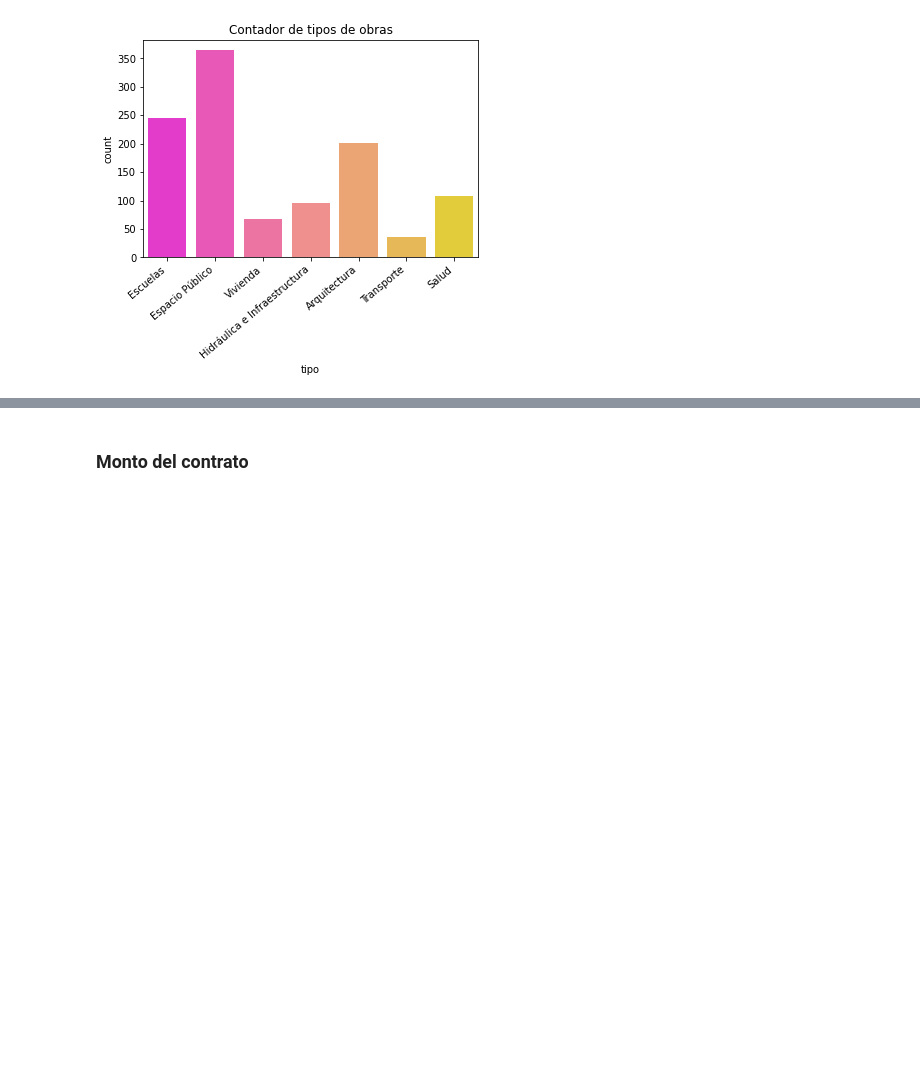
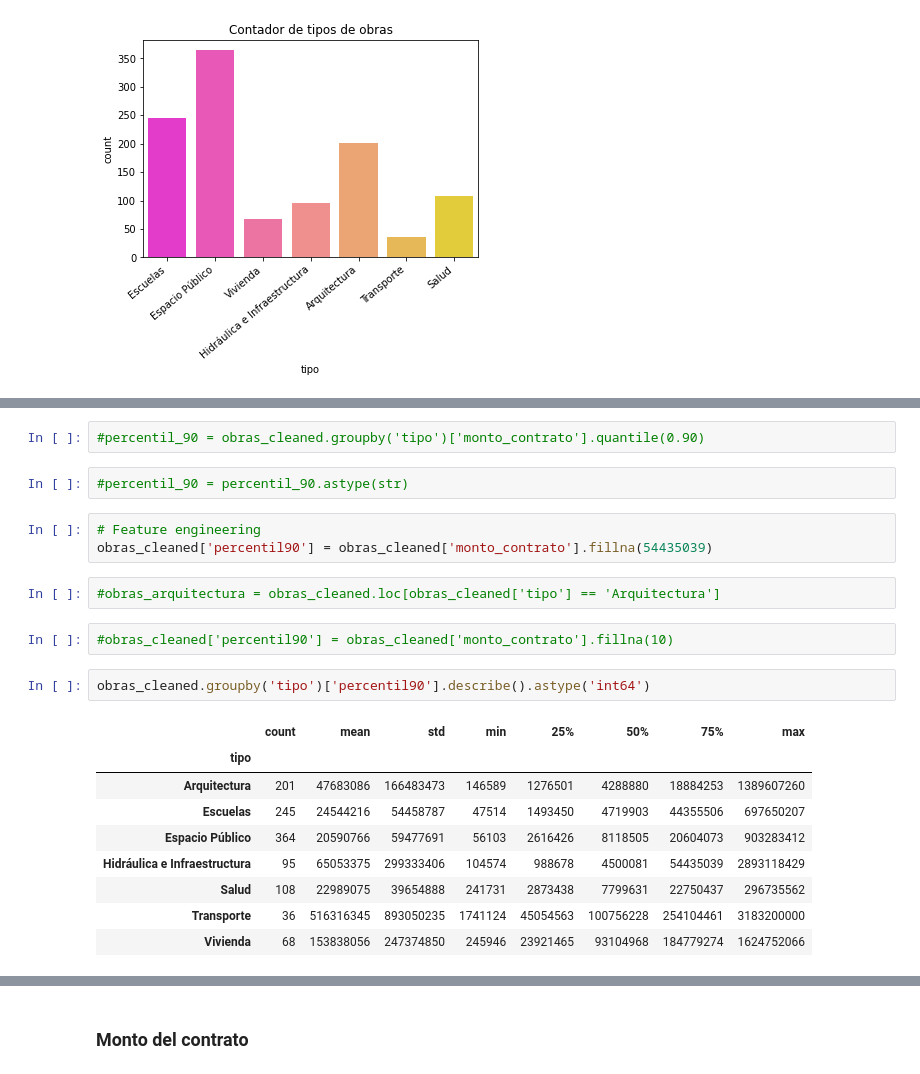
Before and after one commit to micatokashiki/Python-Project, a Jupyter notebook: Obras Públicas - Primera parte.ipynb, the cells around one changed output, grey strips where cells are left out. Saved outputs shown, nothing was run; the diff lists cells and outputs as text; blank space fills up the shorter version.

```diff
--- a/Obras Públicas - Primera parte.ipynb
+++ b/Obras Públicas - Primera parte.ipynb
@@ -177,0 +161,23 @@ plt.show()
+# %%
+#percentil_90 = obras_cleaned.groupby('tipo')['monto_contrato'].quantile(0.90)
+# %%
+#percentil_90 = percentil_90.astype(str)
+# %%
+# Feature engineering
+obras_cleaned['percentil90'] = obras_cleaned['monto_contrato'].fillna(54435039)
+# %%
+#obras_arquitectura = obras_cleaned.loc[obras_cleaned['tipo'] == 'Arquitectura']
+# %%
+#obras_cleaned['percentil90'] = obras_cleaned['monto_contrato'].fillna(10)
+# %%
+obras_cleaned.groupby('tipo')['percentil90'].describe().astype('int64')
+# %% [output]
+|  | count | mean | std | min | 25% | 50% | 75% | max |
+| tipo |  |  |  |  |  |  |  |  |
+| Arquitectura | 201 | 47683086 | 166483473 | 146589 | 1276501 | 4288880 | 18884253 | 1389607260 |
+| Escuelas | 245 | 24544216 | 54458787 | 47514 | 1493450 | 4719903 | 44355506 | 697650207 |
+| Espacio Público | 364 | 20590766 | 59477691 | 56103 | 2616426 | 8118505 | 20604073 | 903283412 |
+| Hidráulica e Infraestructura | 95 | 65053375 | 299333406 | 104574 | 988678 | 4500081 | 54435039 | 2893118429 |
+| Salud | 108 | 22989075 | 39654888 | 241731 | 2873438 | 7799631 | 22750437 | 296735562 |
+| Transporte | 36 | 516316345 | 893050235 | 1741124 | 45054563 | 100756228 | 254104461 | 3183200000 |
+| Vivienda | 68 | 153838056 | 247374850 | 245946 | 23921465 | 93104968 | 184779274 | 1624752066 |
```
Also changed, not shown: parts of 23 cells of this notebook.
